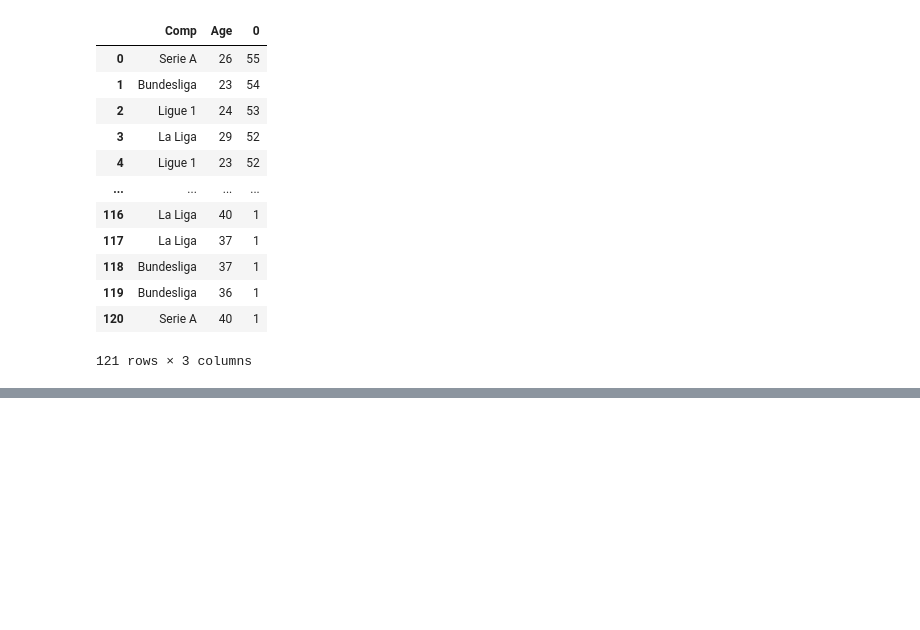
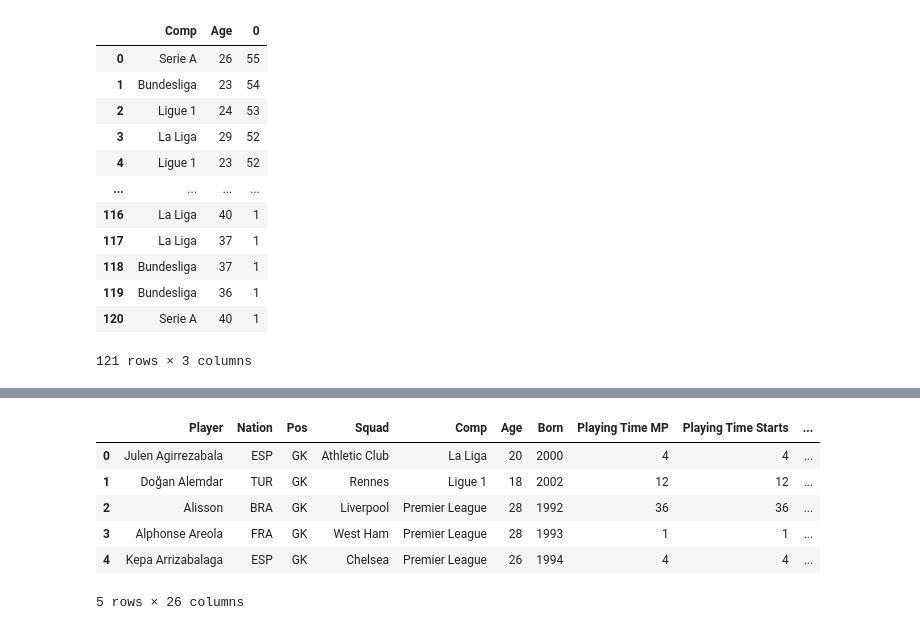
Before and after one commit to TimothyOoi/Football-Visualisation, a Jupyter notebook: notebooks/make_vis_data.ipynb, the cells around one changed output, grey strips where cells are left out. Drawn from its saved outputs; the diff is of its cells as text; code cells hidden in the pictures; blank space fills up the shorter version.

```diff
--- a/notebooks/make_vis_data.ipynb
+++ b/notebooks/make_vis_data.ipynb
@@ -56,0 +74,11 @@ df1.value_counts().reset_index()
+# %%
+keepers_df = pd.read_csv('../datasets/Big5/2021-2022/keepers.csv')
+keepers_df.head()
+# %% [output]
+|  | Player | Nation | Pos | Squad | Comp | Age | Born | Playing Time MP | Playing Time Starts | ... |
+| 0 | Julen Agirrezabala | ESP | GK | Athletic Club | La Liga | 20 | 2000 | 4 | 4 | ... |
+| 1 | Doğan Alemdar | TUR | GK | Rennes | Ligue 1 | 18 | 2002 | 12 | 12 | ... |
+| 2 | Alisson | BRA | GK | Liverpool | Premier League | 28 | 1992 | 36 | 36 | ... |
+| 3 | Alphonse Areola | FRA | GK | West Ham | Premier League | 28 | 1993 | 1 | 1 | ... |
+| 4 | Kepa Arrizabalaga | ESP | GK | Chelsea | Premier League | 26 | 1994 | 4 | 4 | ... |
+5 rows × 26 columns
```
Also changed, not shown: parts of 12 cells of this notebook, 3 other files.
